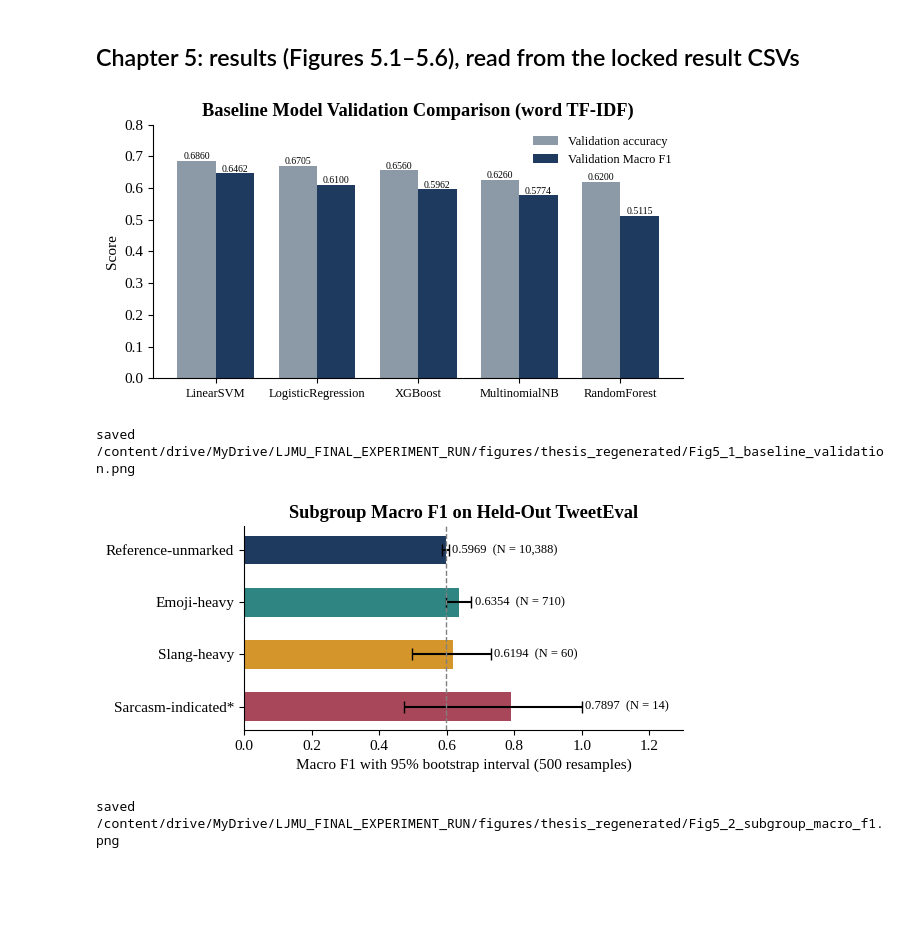
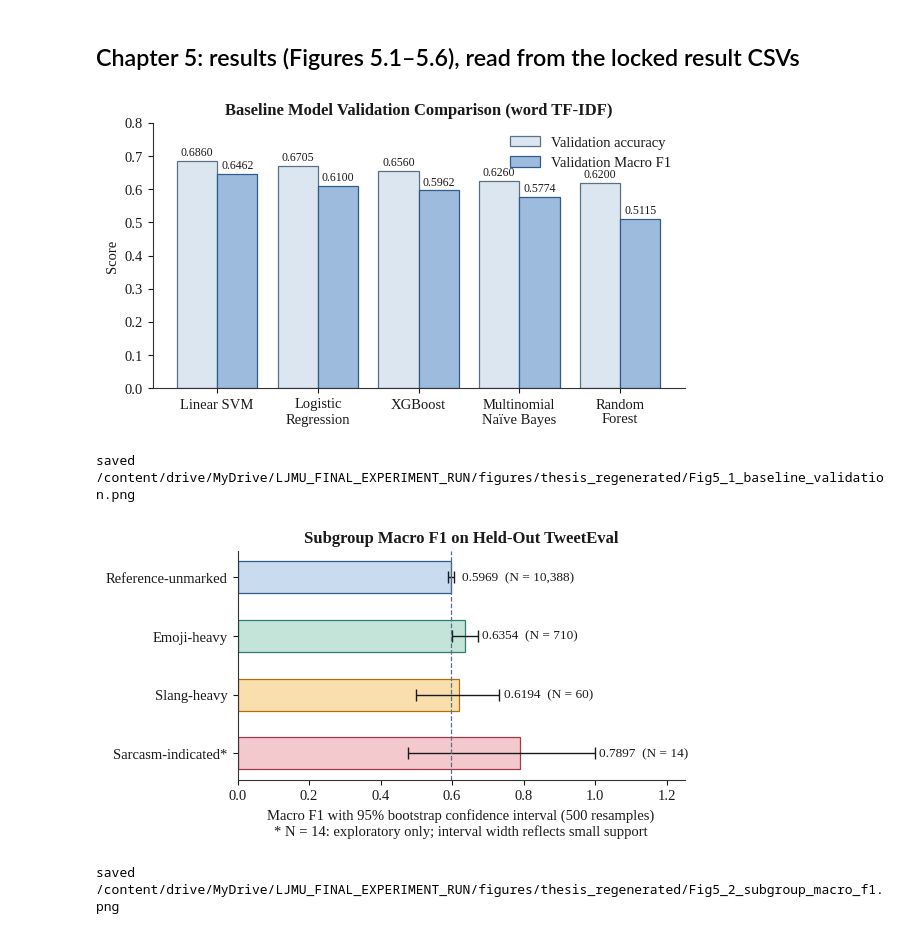
Before and after one commit to abtGIT/ethical-risk-assessment-sentiment-analysis-models-social-media-monitoring-bias-inclusivity, a Jupyter notebook: Implementation/FIGURES_Regenerate.ipynb, the cells around one changed output. Drawn from its saved outputs; the diff is of its cells as text; code cells hidden in the pictures; blank space fills up the shorter version.

```diff
--- a/Implementation/FIGURES_Regenerate.ipynb
+++ b/Implementation/FIGURES_Regenerate.ipynb
@@ -53,18 +62,17 @@ saved /content/drive/MyDrive/LJMU_FINAL_EXPERIMENT_RUN/figures/thesis_regenerate
 # %%
 # Figure 3.7 post length: left train vs test; right by class, all splits pooled
 wc = {s: d.text.astype(str).str.split().str.len() for s, d in splits.items()}
-fig, (a1, a2) = plt.subplots(1, 2, figsize=(6.1, 2.9))
-bins = np.arange(0, 38)
-for s, col in (('train', C['navy']), ('test', C['orange'])):
-    a1.hist(wc[s], bins=bins, density=True, alpha=0.6, color=col, label=f'{s.title()} (mean {wc[s].mean():.1f})')
+fig, (a1, a2) = plt.subplots(1, 2, gridspec_kw={'width_ratios': [1.05, 1]})
+bins = np.arange(0, max(wc['train'].max(), wc['test'].max()) + 2)
+for s, col, alpha in (('train', SRC_TGT[0], 0.85), ('test', SRC_TGT[1], 0.75)):
+    a1.hist(wc[s], bins=bins, density=True, color=col[0], edgecolor=col[1], linewidth=0.5, alpha=alpha, label=f'{s.title()} (mean {wc[s].mean():.1f})')
     log('3.7', f'mean words {s}', round(wc[s].mean(), 2))
-a1.legend(frameon=False, fontsize=8, loc='upper left'); a1.set_xlabel('Whitespace words per post'); a1.set_ylabel('Density')
-a1.set_title('Post Length: Train vs Test', fontweight='bold', fontsize=10)
+a1.legend(fontsize=9, loc='upper left'); a1.set_xlabel('Whitespace words per post'); a1.set_ylabel('Density'); a1.set_title('Post Length: Train vs Test')
 allp = pd.concat(splits.values()); allw = allp.text.astype(str).str.split().str.len()
 data = [allw[allp.label_id == k] for k in (0, 1, 2)]
-bp = a2.boxplot(data, patch_artist=True, showfliers=False, widths=0.5)
-for p_, col in zip(bp['boxes'], (C['neg'], C['neu'], C['pos'])): p_.set_facecolor(col)
+bp = a2.boxplot(data, widths=0.45, showfliers=False, patch_artist=True, medianprops={'color': '#1a1a1a', 'linewidth': 1.4})
+for p_, k in zip(bp['boxes'], (0, 1, 2)): p_.set_facecolor(CLS[k][0]); p_.set_edgecolor(CLS[k][1])
 for k, d_ in zip((0, 1, 2), data): log('3.7', f'pooled {lab[k]} Q1/med/Q3', np.percentile(d_, [25, 50, 75]).tolist())
-a2.set_xticklabels([lab[k] for k in (0, 1, 2)]); a2.set_ylabel('Whitespace words per post')
-a2.set_title('Post Length by Sentiment Class', fontweight='bold', fontsize=10); save(fig, 'Fig3_7_post_length.png')
+a2.set_xticks([1, 2, 3]); a2.set_xticklabels([lab[k] for k in (0, 1, 2)]); a2.set_ylabel('Whitespace words per post'); a2.set_title('Post Length by Sentiment Class')
+save(fig, 'Fig3_7_post_length.png', 1830, 864)
 # %% [output]
@@ -125,33 +170,37 @@ saved /content/drive/MyDrive/LJMU_FINAL_EXPERIMENT_RUN/figures/thesis_regenerate
 ## Chapter 5: results (Figures 5.1–5.6), read from the locked result CSVs
 # %%
 # Figure 5.1 baseline validation
+NAMES = {'linearsvm': 'Linear SVM', 'logisticregression': 'Logistic\nRegression', 'xgboost': 'XGBoost', 'multinomialnb': 'Multinomial\nNaïve Bayes',
+         'multinomialnaivebayes': 'Multinomial\nNaïve Bayes', 'naivebayes': 'Multinomial\nNaïve Bayes', 'randomforest': 'Random\nForest'}
+disp = lambda m: NAMES.get(re.sub(r'[^a-z]', '', str(m).lower().replace('ï', 'i')), str(m))
 b = pd.read_csv(need(RES/'F02_baseline_validation.csv')).sort_values('Macro F1', ascending=False)
-fig, ax = plt.subplots(figsize=(6.1, 3.3)); x = np.arange(len(b)); w = 0.38
-for off, col, colr in ((-w/2, 'Accuracy', C['neu']), (w/2, 'Macro F1', C['navy'])):
-    bars = ax.bar(x + off, b[col], w, color=colr, label=f'Validation {col.lower() if col=="Accuracy" else col}')
-    for bb, v in zip(bars, b[col]): ax.text(bb.get_x() + bb.get_width() / 2, v + 0.005, f'{v:.4f}', ha='center', fontsize=7)
+fig, ax = plt.subplots(); x = np.arange(len(b))
+for off, col, sty, lab_ in ((-0.2, 'Accuracy', TWO[0], 'Validation accuracy'), (0.2, 'Macro F1', TWO[1], 'Validation Macro F1')):
+    bars = bar(ax, x + off, b[col], 0.4, sty, label=lab_)
+    for bb, v in zip(bars, b[col]): ax.text(bb.get_x() + bb.get_width() / 2, v + 0.006, f'{v:.4f}', ha='center', va='bottom', fontsize=8.5)
 for _, r in b.iterrows(): log('5.1', r.Model, f"acc {r.Accuracy:.6f} / macroF1 {r['Macro F1']:.6f}")
-ax.set_xticks(x); ax.set_xticklabels(b.Model, fontsize=9); ax.set_ylim(0, 0.8); ax.set_ylabel('Score'); ax.legend(frameon=False, fontsize=9)
-ax.set_title('Baseline Model Validation Comparison (word TF-IDF)', fontweight='bold'); save(fig, 'Fig5_1_baseline_validation.png')
+ax.set_xticks(x); ax.set_xticklabels([disp(m) for m in b.Model]); ax.set_ylim(0, 0.8); ax.set_ylabel('Score'); ax.legend(loc='upper right')
+ax.set_title('Baseline Model Validation Comparison (word TF-IDF)'); save(fig, 'Fig5_1_baseline_validation.png', 1830, 1065)
 # %% [output]
-[figure, old version]
+[figure, new version]
 saved /content/drive/MyDrive/LJMU_FINAL_EXPERIMENT_RUN/figures/thesis_regenerated/Fig5_1_baseline_validation.png
 # %%
 # Figure 5.2 subgroup Macro F1 with bootstrap intervals
 p = pd.read_csv(need(RES/'F05_RQ1_subgroup_performance.csv')).set_index('Subgroup')
 order = ['reference-unmarked', 'emoji-heavy', 'slang-heavy', 'sarcasm-indicated']; p = p.loc[order]
-fig, ax = plt.subplots(figsize=(6.1, 3.0)); y = np.arange(len(p))[::-1]
-ax.barh(y, p['Macro F1'], color=[C['navy'], C['pos'], C['orange'], C['neg']], height=0.55)
-ax.errorbar(p['Macro F1'], y, xerr=[p['Macro F1'] - p['Macro F1 CI Low'], p['Macro F1 CI High'] - p['Macro F1']], fmt='none', ecolor='black', capsize=4)
+fig, ax = plt.subplots(); y = np.arange(len(p))[::-1]
 for yy, (g, r) in zip(y, p.iterrows()):
-    ax.text(r['Macro F1 CI High'] + 0.01, yy, f"{r['Macro F1']:.4f}  (N = {int(r.N):,})", va='center', fontsize=9)
+    ax.barh(yy, r['Macro F1'], 0.55, color=GRP[g][0], edgecolor=GRP[g][1], linewidth=0.9)
+    ax.errorbar(r['Macro F1'], yy, xerr=[[r['Macro F1'] - r['Macro F1 CI Low']], [r['Macro F1 CI High'] - r['Macro F1']]], fmt='none', ecolor='#1a1a1a', capsize=4, linewidth=1)
+    xt = r['Macro F1'] + 0.03 if g == 'reference-unmarked' else r['Macro F1 CI High'] + 0.012
+    ax.text(xt, yy, f"{r['Macro F1']:.4f}  (N = {int(r.N):,})", va='center', fontsize=9.5)
     log('5.2', g, f"{r['Macro F1']:.6f} [{r['Macro F1 CI Low']:.6f}, {r['Macro F1 CI High']:.6f}] N={int(r.N)}")
-ax.axvline(p.loc['reference-unmarked', 'Macro F1'], ls='--', color='gray', lw=1)
-ax.set_yticks(y); ax.set_yticklabels([g.capitalize() + ('*' if g.startswith('sarc') else '') for g in order]); ax.set_xlim(0, 1.3)
-ax.set_xlabel('Macro F1 with 95% bootstrap interval (500 resamples)'); ax.set_title('Subgroup Macro F1 on Held-Out TweetEval', fontweight='bold')
-save(fig, 'Fig5_2_subgroup_macro_f1.png')
+ax.axvline(p.loc['reference-unmarked', 'Macro F1'], color='#5A7184', linestyle='--', linewidth=0.9)
+ax.set_yticks(y); ax.set_yticklabels([g.capitalize() + ('*' if g.startswith('sarc') else '') for g in order]); ax.set_xlim(0, 1.25)
+ax.set_xlabel('Macro F1 with 95% bootstrap confidence interval (500 resamples)\n* N = 14: exploratory only; interval width reflects small support')
+ax.set_title('Subgroup Macro F1 on Held-Out TweetEval'); save(fig, 'Fig5_2_subgroup_macro_f1.png', 1830, 1017)
 # %% [output]
-[figure, old version]
+[figure, new version]
 saved /content/drive/MyDrive/LJMU_FINAL_EXPERIMENT_RUN/figures/thesis_regenerated/Fig5_2_subgroup_macro_f1.png
 # %%
 # Figure 5.3 CPD by model and subgroup (labels rounded once, from full-precision values)
```
Also changed, not shown: parts of 9 cells of this notebook, 5 other files.
